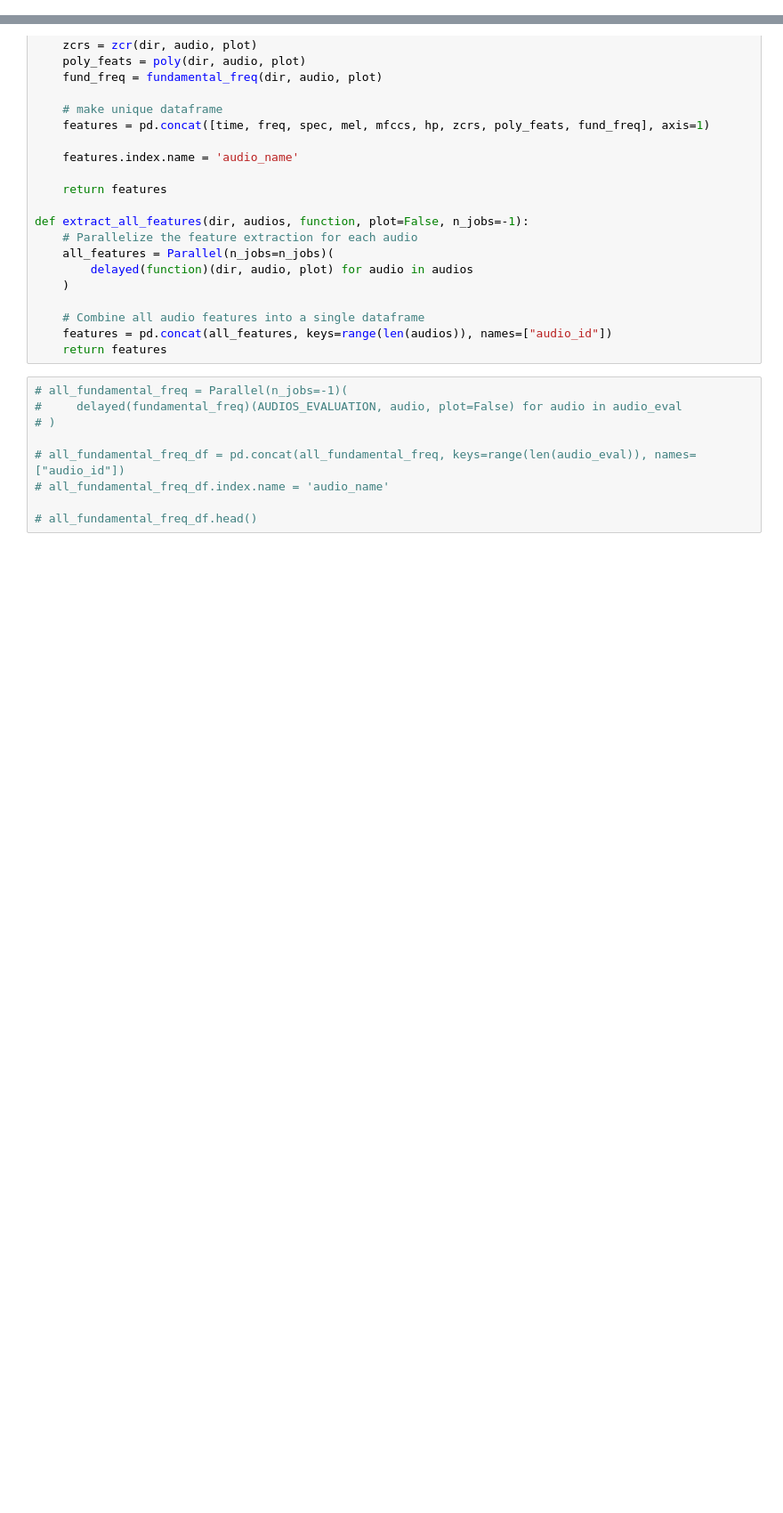
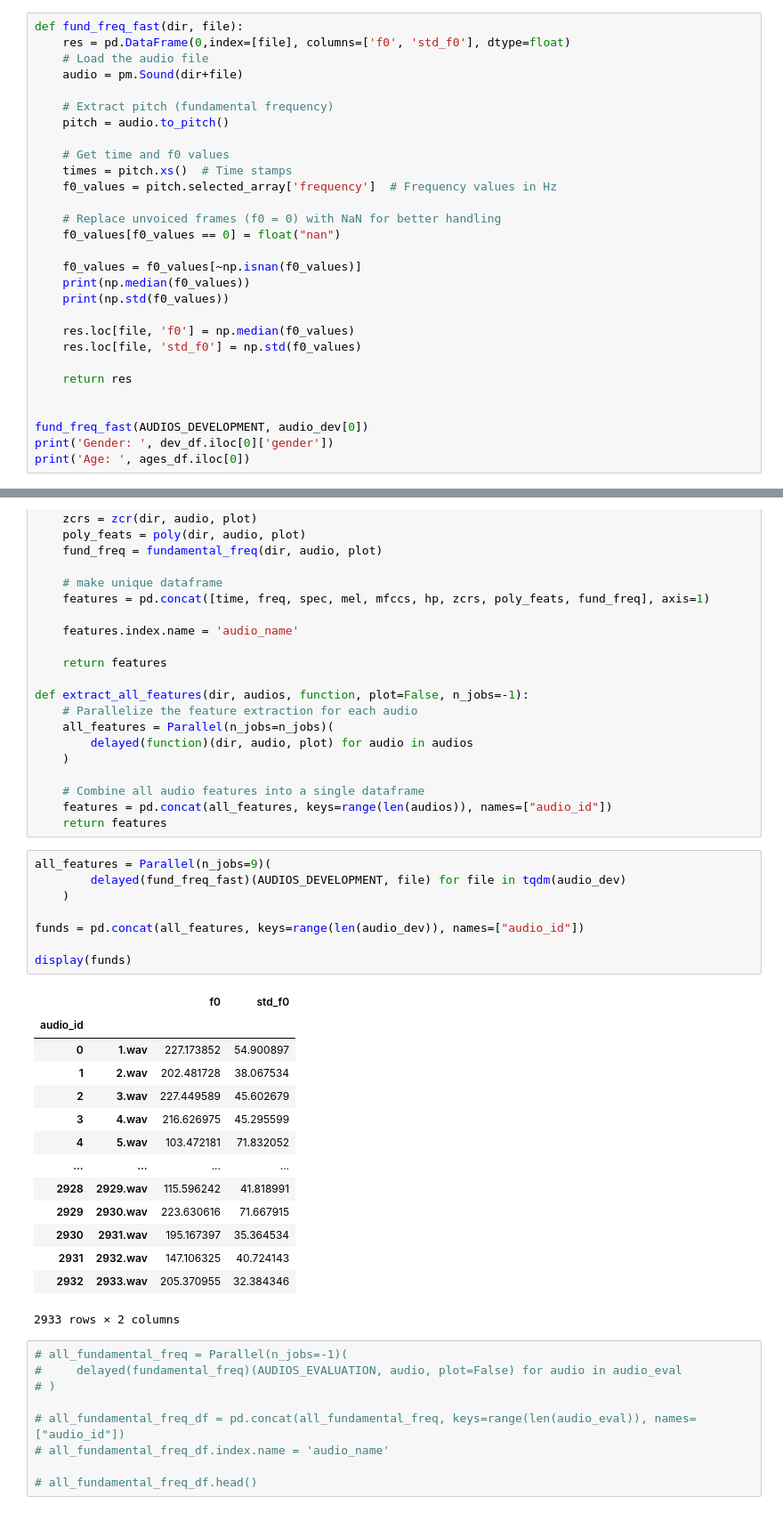
Before and after one commit to OTOTOTO02/Data-Science-Lab-process-and-methods-2024-25-WInter-Assignment, a Jupyter notebook: main.ipynb, the cells around one changed output, grey strips where cells are left out. Shown: that part at 89% size. Drawn from its saved outputs; the diff is of its cells as text; blank space fills up the shorter version.

Commit message:
new fund freq

```diff
--- a/main.ipynb
+++ b/main.ipynb
@@ -1311,3 +1312,32 @@ def poly(dir, audio, plot=False):
     return res
 # %% [markdown]
 #### Fundamental Frequency
+# %%
+def fund_freq_fast(dir, file):
+    res = pd.DataFrame(0,index=[file], columns=['f0', 'std_f0'], dtype=float)
+    # Load the audio file
+    audio = pm.Sound(dir+file)
+
+    # Extract pitch (fundamental frequency)
+    pitch = audio.to_pitch()
+
+    # Get time and f0 values
+    times = pitch.xs()  # Time stamps
+    f0_values = pitch.selected_array['frequency']  # Frequency values in Hz
+
+    # Replace unvoiced frames (f0 = 0) with NaN for better handling
+    f0_values[f0_values == 0] = float("nan")
+
+    f0_values = f0_values[~np.isnan(f0_values)]
+    print(np.median(f0_values))
+    print(np.std(f0_values))
+
+    res.loc[file, 'f0'] = np.median(f0_values)
+    res.loc[file, 'std_f0'] = np.std(f0_values)
+
+    return res
+
+
+fund_freq_fast(AUDIOS_DEVELOPMENT, audio_dev[0])
+print('Gender: ', dev_df.iloc[0]['gender'])
+print('Age: ', ages_df.iloc[0])
@@ -1434,6 +1470,29 @@ def extract_all_features(dir, audios, function, plot=False, n_jobs=-1):
     # Combine all audio features into a single dataframe
     features = pd.concat(all_features, keys=range(len(audios)), names=["audio_id"])
     return features
+# %%
+all_features = Parallel(n_jobs=9)(
+        delayed(fund_freq_fast)(AUDIOS_DEVELOPMENT, file) for file in tqdm(audio_dev)
+    )
+
+funds = pd.concat(all_features, keys=range(len(audio_dev)), names=["audio_id"])
+
+display(funds)
+# %% [output]
+|  |  | f0 | std_f0 |
+| audio_id |  |  |  |
+| 0 | 1.wav | 227.173852 | 54.900897 |
+| 1 | 2.wav | 202.481728 | 38.067534 |
+| 2 | 3.wav | 227.449589 | 45.602679 |
+| 3 | 4.wav | 216.626975 | 45.295599 |
+| 4 | 5.wav | 103.472181 | 71.832052 |
+| ... | ... | ... | ... |
+| 2928 | 2929.wav | 115.596242 | 41.818991 |
+| 2929 | 2930.wav | 223.630616 | 71.667915 |
+| 2930 | 2931.wav | 195.167397 | 35.364534 |
+| 2931 | 2932.wav | 147.106325 | 40.724143 |
+| 2932 | 2933.wav | 205.370955 | 32.384346 |
+2933 rows × 2 columns
 # %%
 # all_fundamental_freq = Parallel(n_jobs=-1)(
 #     delayed(fundamental_freq)(AUDIOS_EVALUATION, audio, plot=False) for audio in audio_eval
```
Also changed, not shown: parts of 5 cells of this notebook.
